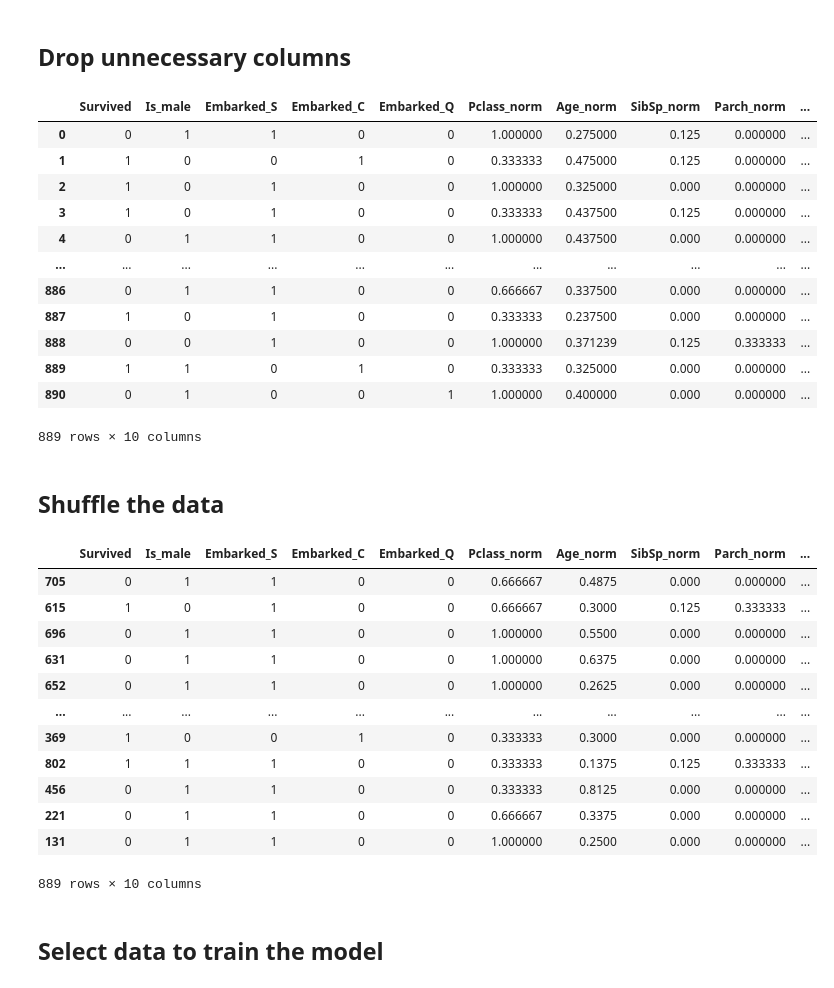
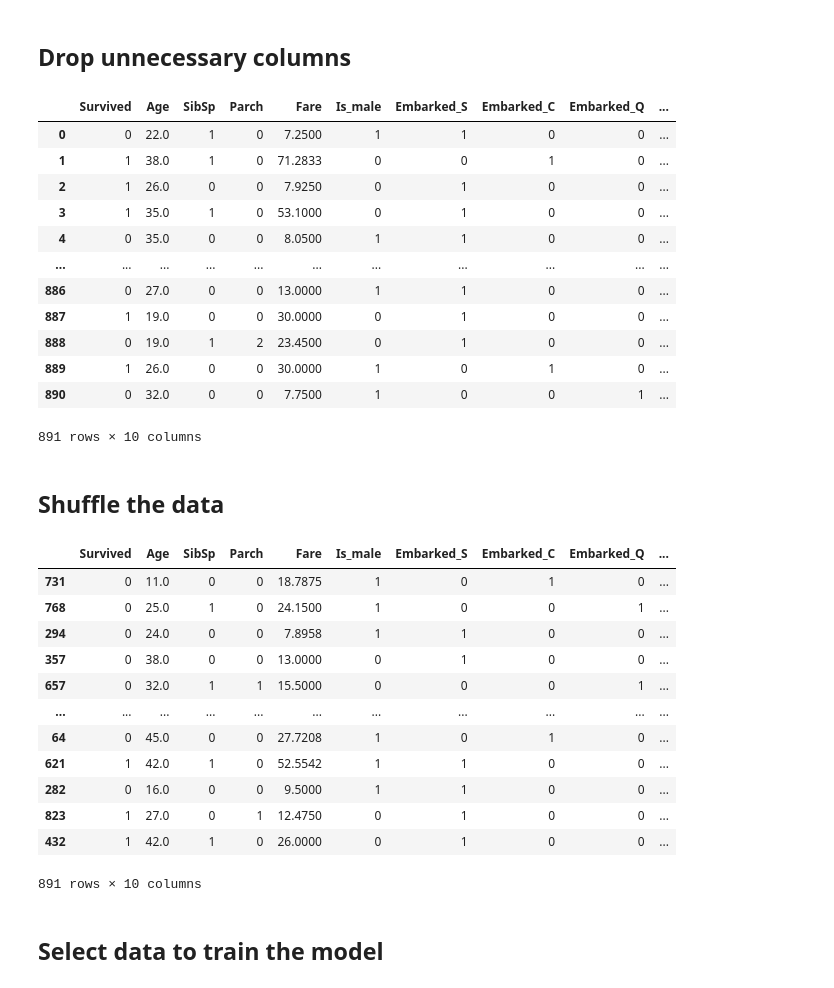
Before and after one commit to szajakubiak/titanic2_prediction, a Jupyter notebook: titanic2_train.ipynb, the cells around one changed output. Cells and saved outputs as stored; diff of their text form; code cells hidden in the pictures.

```diff
--- a/titanic2_train.ipynb
+++ b/titanic2_train.ipynb
@@ -63,3 +66,3 @@ dtype: int64
-# %%
-train_data["Age"].fillna(value = train_data["Age"].mean(), inplace = True)
+# %%
+train_data["Age"] = train_data["Age"].apply(lambda x: np.random.choice(train_data["Age"].dropna().values) if pd.isnull(x) else x)
 # %% [markdown]
@@ -67,2 +72,2 @@ train_data["Age"].fillna(value = train_data["Age"].mean(), inplace = True)
 # %%
-train_data.dropna(subset=['Embarked'], inplace=True)
+train_data["Embarked"] = train_data["Embarked"].apply(lambda x: np.random.choice(("S", "C", "Q")) if pd.isnull(x) else x)
@@ -111,9 +128,5 @@ train_data
 # %%
-train_data["Pclass_norm"] = train_data["Pclass"] / train_data["Pclass"].max()
-train_data["Age_norm"] = train_data["Age"] / train_data["Age"].max()
-train_data["SibSp_norm"] = train_data["SibSp"] / train_data["SibSp"].max()
-train_data["Parch_norm"] = train_data["Parch"] / train_data["Parch"].max()
-train_data["Fare_norm"] = train_data["Fare"] / train_data["Fare"].max()
+train_data["Pclass_norm"] = train_data["Pclass"] / 3
 train_data
 # %% [output]
 |  | Survived | Pclass | Sex | Age | SibSp | Parch | Fare | Embarked | Is_male | Embarked_S | ... |
@@ -132,41 +145,41 @@ train_data
 # %% [markdown]
 ## Drop unnecessary columns
 # %%
-train_data = train_data.drop(columns = ["Pclass", "Sex", "Age", "SibSp", "Parch", "Fare", "Embarked"])
+train_data = train_data.drop(columns = ["Pclass", "Sex", "Embarked"])
 train_data
 # %% [output]
-|  | Survived | Is_male | Embarked_S | Embarked_C | Embarked_Q | Pclass_norm | Age_norm | SibSp_norm | Parch_norm | ... |
-| 0 | 0 | 1 | 1 | 0 | 0 | 1.000000 | 0.275000 | 0.125 | 0.000000 | ... |
-| 1 | 1 | 0 | 0 | 1 | 0 | 0.333333 | 0.475000 | 0.125 | 0.000000 | ... |
-| 2 | 1 | 0 | 1 | 0 | 0 | 1.000000 | 0.325000 | 0.000 | 0.000000 | ... |
-| 3 | 1 | 0 | 1 | 0 | 0 | 0.333333 | 0.437500 | 0.125 | 0.000000 | ... |
-| 4 | 0 | 1 | 1 | 0 | 0 | 1.000000 | 0.437500 | 0.000 | 0.000000 | ... |
+|  | Survived | Age | SibSp | Parch | Fare | Is_male | Embarked_S | Embarked_C | Embarked_Q | ... |
+| 0 | 0 | 22.0 | 1 | 0 | 7.2500 | 1 | 1 | 0 | 0 | ... |
+| 1 | 1 | 38.0 | 1 | 0 | 71.2833 | 0 | 0 | 1 | 0 | ... |
+| 2 | 1 | 26.0 | 0 | 0 | 7.9250 | 0 | 1 | 0 | 0 | ... |
+| 3 | 1 | 35.0 | 1 | 0 | 53.1000 | 0 | 1 | 0 | 0 | ... |
+| 4 | 0 | 35.0 | 0 | 0 | 8.0500 | 1 | 1 | 0 | 0 | ... |
 | ... | ... | ... | ... | ... | ... | ... | ... | ... | ... | ... |
-| 886 | 0 | 1 | 1 | 0 | 0 | 0.666667 | 0.337500 | 0.000 | 0.000000 | ... |
-| 887 | 1 | 0 | 1 | 0 | 0 | 0.333333 | 0.237500 | 0.000 | 0.000000 | ... |
-| 888 | 0 | 0 | 1 | 0 | 0 | 1.000000 | 0.371239 | 0.125 | 0.333333 | ... |
-| 889 | 1 | 1 | 0 | 1 | 0 | 0.333333 | 0.325000 | 0.000 | 0.000000 | ... |
-| 890 | 0 | 1 | 0 | 0 | 1 | 1.000000 | 0.400000 | 0.000 | 0.000000 | ... |
+| 886 | 0 | 27.0 | 0 | 0 | 13.0000 | 1 | 1 | 0 | 0 | ... |
+| 887 | 1 | 19.0 | 0 | 0 | 30.0000 | 0 | 1 | 0 | 0 | ... |
+| 888 | 0 | 19.0 | 1 | 2 | 23.4500 | 0 | 1 | 0 | 0 | ... |
+| 889 | 1 | 26.0 | 0 | 0 | 30.0000 | 1 | 0 | 1 | 0 | ... |
+| 890 | 0 | 32.0 | 0 | 0 | 7.7500 | 1 | 0 | 0 | 1 | ... |
-889 rows × 10 columns
+891 rows × 10 columns
 # %% [markdown]
 ## Shuffle the data
 # %%
 train_data = train_data.sample(frac = 1)
 train_data
 # %% [output]
-|  | Survived | Is_male | Embarked_S | Embarked_C | Embarked_Q | Pclass_norm | Age_norm | SibSp_norm | Parch_norm | ... |
-| 705 | 0 | 1 | 1 | 0 | 0 | 0.666667 | 0.4875 | 0.000 | 0.000000 | ... |
-| 615 | 1 | 0 | 1 | 0 | 0 | 0.666667 | 0.3000 | 0.125 | 0.333333 | ... |
-| 696 | 0 | 1 | 1 | 0 | 0 | 1.000000 | 0.5500 | 0.000 | 0.000000 | ... |
-| 631 | 0 | 1 | 1 | 0 | 0 | 1.000000 | 0.6375 | 0.000 | 0.000000 | ... |
-| 652 | 0 | 1 | 1 | 0 | 0 | 1.000000 | 0.2625 | 0.000 | 0.000000 | ... |
+|  | Survived | Age | SibSp | Parch | Fare | Is_male | Embarked_S | Embarked_C | Embarked_Q | ... |
+| 731 | 0 | 11.0 | 0 | 0 | 18.7875 | 1 | 0 | 1 | 0 | ... |
+| 768 | 0 | 25.0 | 1 | 0 | 24.1500 | 1 | 0 | 0 | 1 | ... |
+| 294 | 0 | 24.0 | 0 | 0 | 7.8958 | 1 | 1 | 0 | 0 | ... |
+| 357 | 0 | 38.0 | 0 | 0 | 13.0000 | 0 | 1 | 0 | 0 | ... |
+| 657 | 0 | 32.0 | 1 | 1 | 15.5000 | 0 | 0 | 0 | 1 | ... |
 | ... | ... | ... | ... | ... | ... | ... | ... | ... | ... | ... |
-| 369 | 1 | 0 | 0 | 1 | 0 | 0.333333 | 0.3000 | 0.000 | 0.000000 | ... |
-| 802 | 1 | 1 | 1 | 0 | 0 | 0.333333 | 0.1375 | 0.125 | 0.333333 | ... |
-| 456 | 0 | 1 | 1 | 0 | 0 | 0.333333 | 0.8125 | 0.000 | 0.000000 | ... |
-| 221 | 0 | 1 | 1 | 0 | 0 | 0.666667 | 0.3375 | 0.000 | 0.000000 | ... |
-| 131 | 0 | 1 | 1 | 0 | 0 | 1.000000 | 0.2500 | 0.000 | 0.000000 | ... |
+| 64 | 0 | 45.0 | 0 | 0 | 27.7208 | 1 | 0 | 1 | 0 | ... |
+| 621 | 1 | 42.0 | 1 | 0 | 52.5542 | 1 | 1 | 0 | 0 | ... |
+| 282 | 0 | 16.0 | 0 | 0 | 9.5000 | 1 | 1 | 0 | 0 | ... |
+| 823 | 1 | 27.0 | 0 | 1 | 12.4750 | 0 | 1 | 0 | 0 | ... |
+| 432 | 1 | 42.0 | 1 | 0 | 26.0000 | 0 | 1 | 0 | 0 | ... |
-889 rows × 10 columns
+891 rows × 10 columns
 # %% [markdown]
 ## Select data to train the model
 # %%
```
Also changed, not shown: parts of 17 cells of this notebook.
